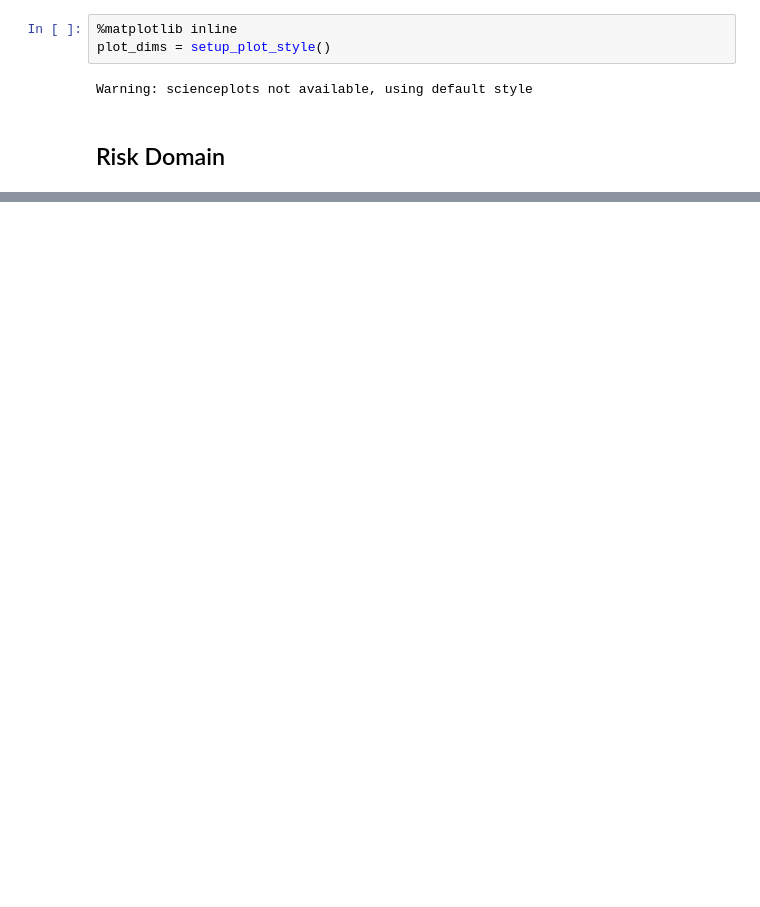
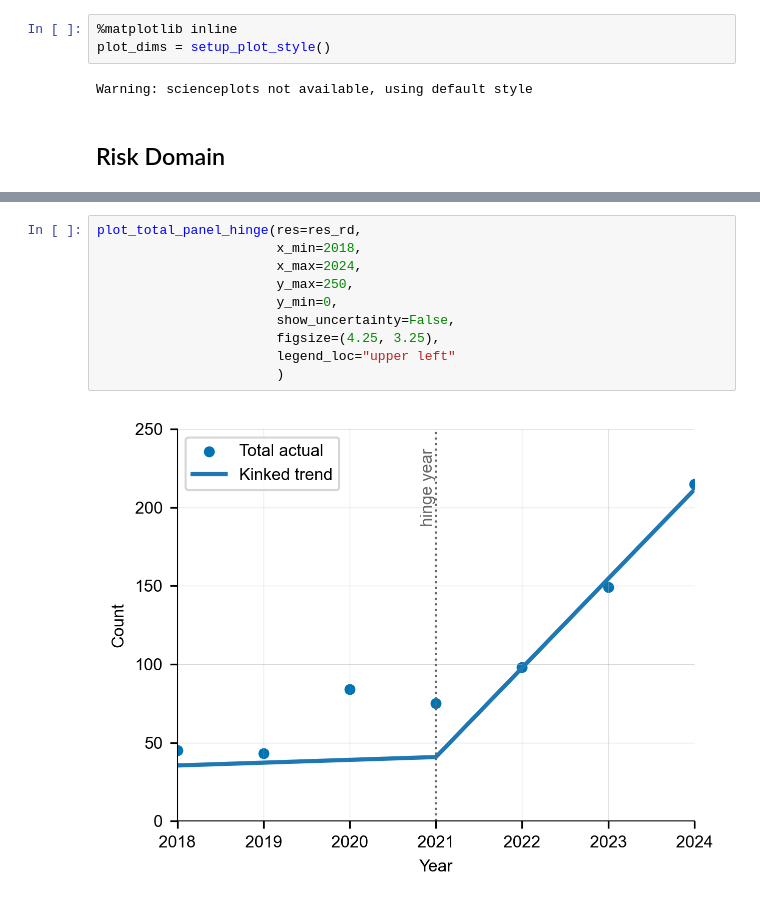
Before and after one commit to cluebbers/ai-incident-forecasting, a Jupyter notebook: src/hinge_diagram.ipynb, the cells around one changed output, grey strips where cells are left out. Cells and saved outputs as stored; diff of their text form; blank space fills up the shorter version.

Commit message:
added hinge diagram, 1st draft

```diff
--- a/src/hinge_diagram.ipynb
+++ b/src/hinge_diagram.ipynb
@@ -51,0 +49,12 @@ share weight quantiles: [0.04839867 0.04839867 0.12805084 0.33879068 3.43048038
+# %%
+plot_total_panel_hinge(res=res_rd,
+                       x_min=2018,
+                       x_max=2024,
+                       y_max=250,
+                       y_min=0,
+                       show_uncertainty=False,
+                       figsize=(4.25, 3.25),
+                       legend_loc="upper left"
+                       )
+# %% [output]
+[figure, added]
```
Also changed, not shown: parts of 2 cells of this notebook, 2 other files.
